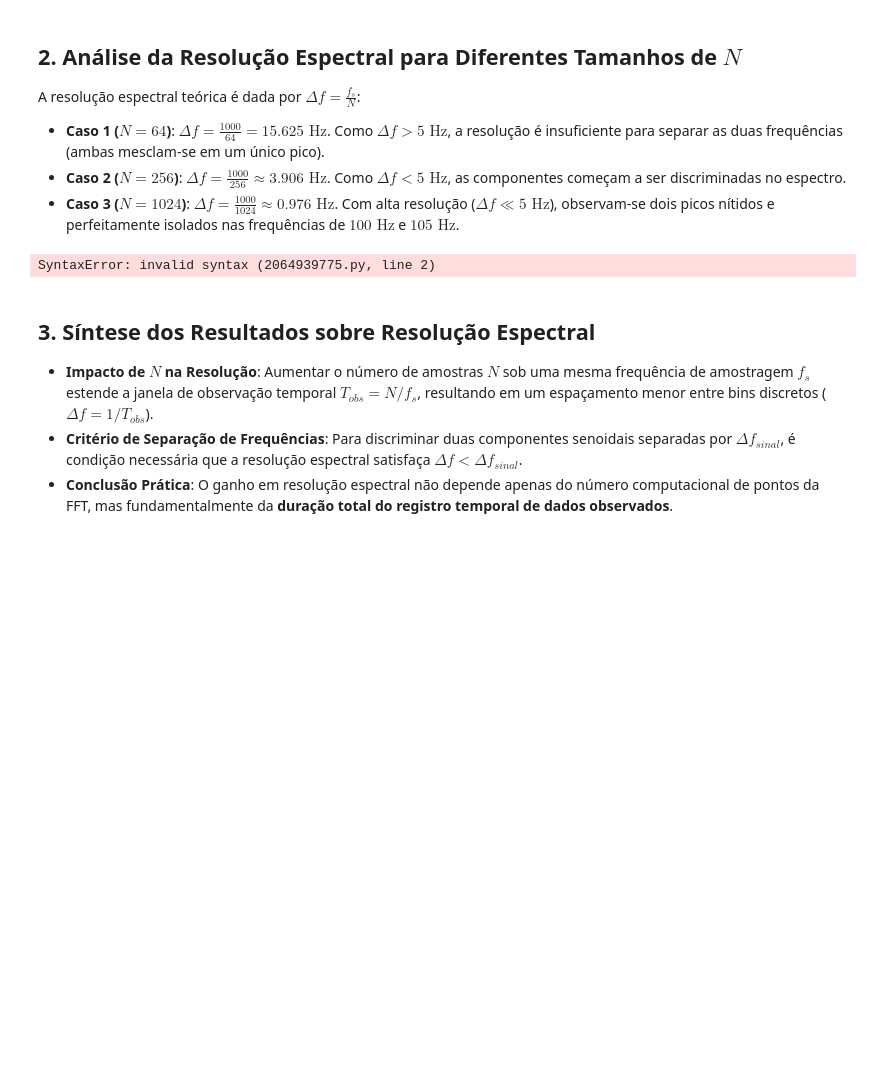
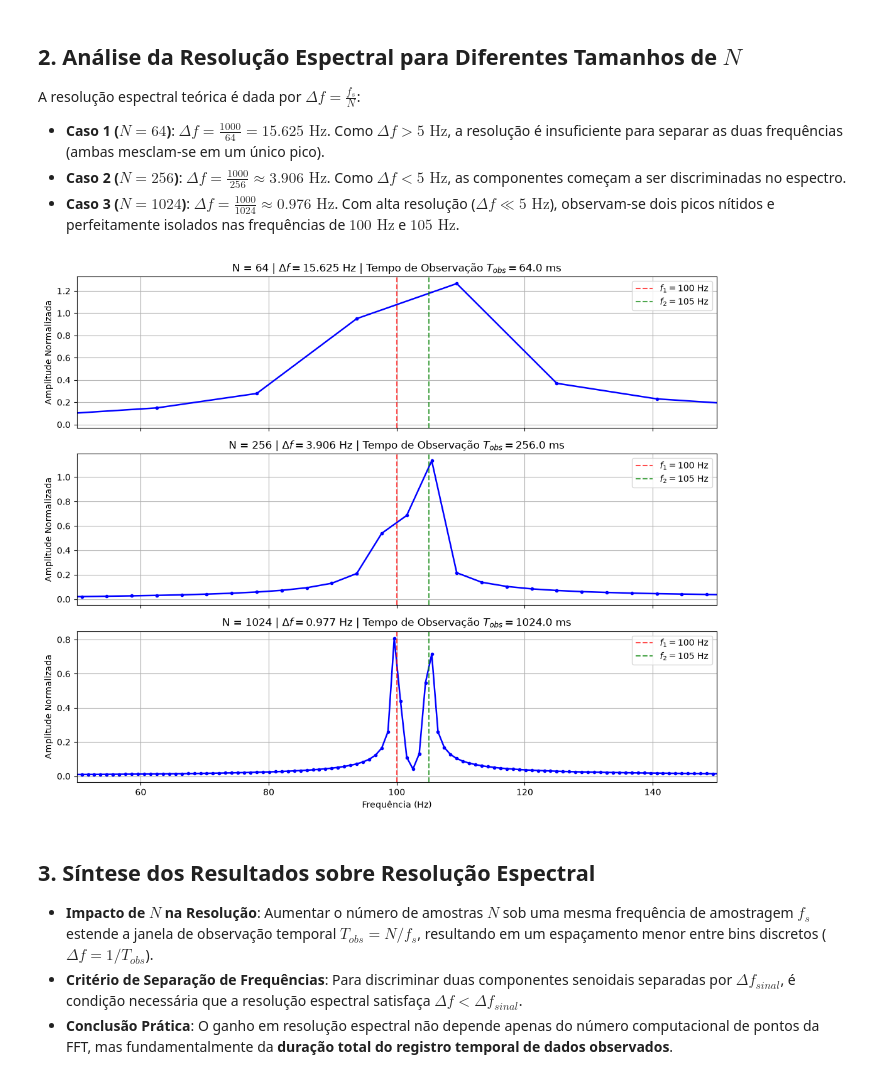
Before and after one commit to tacitojuno/pds-estudo-dirigido, a Jupyter notebook: parte_2/05_resolucao_espectral/simulacao/simulacao_resolucao_espectral.ipynb, the cells around one changed output. Saved outputs shown, nothing was run; the diff lists cells and outputs as text; code cells hidden in the pictures; blank space fills up the shorter version.

```diff
--- a/parte_2/05_resolucao_espectral/simulacao/simulacao_resolucao_espectral.ipynb
+++ b/parte_2/05_resolucao_espectral/simulacao/simulacao_resolucao_espectral.ipynb
@@ -61,7 +61,7 @@ A resolução espectral teórica é dada por $\Delta f = \frac{f_s}{N}$:
 - **Caso 3 ($N = 1024$)**: $\Delta f = \frac{1000}{1024} \approx 0.976\text{ Hz}$. Com alta resolução ($\Delta f \ll 5\text{ Hz}$), observam-se dois picos nítidos e perfeitamente isolados nas frequências de $100\text{ Hz}$ e $105\text{ Hz}$.
 # %%
 # Lista de tamanhos de janela de amostragem N
-tamanhos_N =
+tamanhos_N = [64, 256, 1024]
 
 fig2, axs = plt.subplots(3, 1, figsize=(11, 9), sharex=True)
 
@@ -70,34 +70,34 @@ for idx, N in enumerate(tamanhos_N):
 
     # Cálculo da FFT e eixos de frequência em Hz
     X_fft = np.fft.fft(x)
     freqs = np.fft.fftfreq(N, d=1/fs)
 
     # Tomar apenas a metade positiva do espectro
     metade = N // 2
     freqs_pos = freqs[:metade]
     magnitude = (2.0 / N) * np.abs(X_fft[:metade])
 
     delta_f = fs / N
     T_obs = N / fs
 
     # Plotagem do espectro de magnitude
     axs[idx].plot(freqs_pos, magnitude, 'b-', linewidth=1.8, marker='o', markersize=3)
     axs[idx].set_title(f'N = {N} | $\\Delta f = {delta_f:.3f}\\text{{ Hz}}$ | Tempo de Observação $T_{{obs}} = {T_obs*1000:.1f}\\text{{ ms}}$')
     axs[idx].set_ylabel('Amplitude Normalizada')
     axs[idx].set_xlim(50, 150)  # Zoom na região de interesse em torno de 100 Hz e 105 Hz
     axs[idx].grid(True)
 
     # Demarcar as frequências reais do sinal (100 Hz e 105 Hz)
     axs[idx].axvline(x=100.0, color='r', linestyle='--', alpha=0.7, label='$f_1 = 100\\text{ Hz}$')
     axs[idx].axvline(x=105.0, color='g', linestyle='--', alpha=0.7, label='$f_2 = 105\\text{ Hz}$')
     axs[idx].legend(loc='upper right')
 
 axs[-1].set_xlabel('Frequência (Hz)')
 plt.tight_layout()
 fig2.savefig("grafico_resolucao_espectral.png")
 plt.show()
 # %% [output]
-SyntaxError: invalid syntax (2064939775.py, line 2)
+[figure, added]
 # %% [markdown]
 ## 3. Síntese dos Resultados sobre Resolução Espectral
 - **Impacto de $N$ na Resolução**: Aumentar o número de amostras $N$ sob uma mesma frequência de amostragem $f_s$ estende a janela de observação temporal $T_{obs} = N / f_s$, resultando em um espaçamento menor entre bins discretos ($\Delta f = 1/T_{obs}$).
```
Also changed, not shown: 1 other file.
